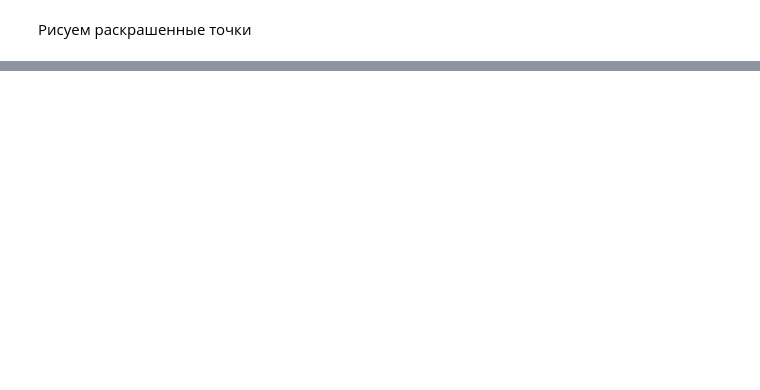
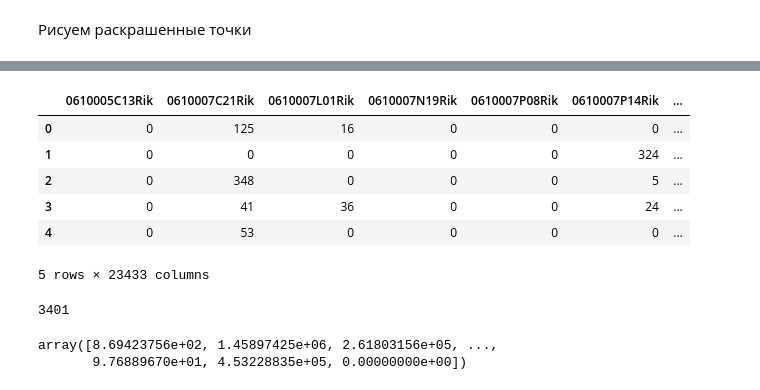
Before and after one commit to bobik2/Project1, a Jupyter notebook: Project.ipynb, the cells around one changed output, grey strips where cells are left out. Drawn from its saved outputs; the diff is of its cells as text; code cells hidden in the pictures; blank space fills up the shorter version.

```diff
--- a/Project.ipynb
+++ b/Project.ipynb
@@ -132,0 +230,21 @@ for i in range(7):
+# %%
+data = scaledcounts.drop(['Unnamed: 0','cluster','cluster_hdbscan'], axis=1)
+data.head()
+# %% [output]
+|  | 0610005C13Rik | 0610007C21Rik | 0610007L01Rik | 0610007N19Rik | 0610007P08Rik | 0610007P14Rik | ... |
+| 0 | 0 | 125 | 16 | 0 | 0 | 0 | ... |
+| 1 | 0 | 0 | 0 | 0 | 0 | 324 | ... |
+| 2 | 0 | 348 | 0 | 0 | 0 | 5 | ... |
+| 3 | 0 | 41 | 36 | 0 | 0 | 24 | ... |
+| 4 | 0 | 53 | 0 | 0 | 0 | 0 | ... |
+5 rows × 23433 columns
+# %%
+A = np.array(data.sum(axis =1)/1000000)
+len(A)
+# %% [output]
+3401
+# %%
+A @ np.array(data)
+# %% [output]
+array([8.69423756e+02, 1.45897425e+06, 2.61803156e+05, ...,
+       9.76889670e+01, 4.53228835e+05, 0.00000000e+00])
```
Also changed, not shown: parts of 17 cells of this notebook.
